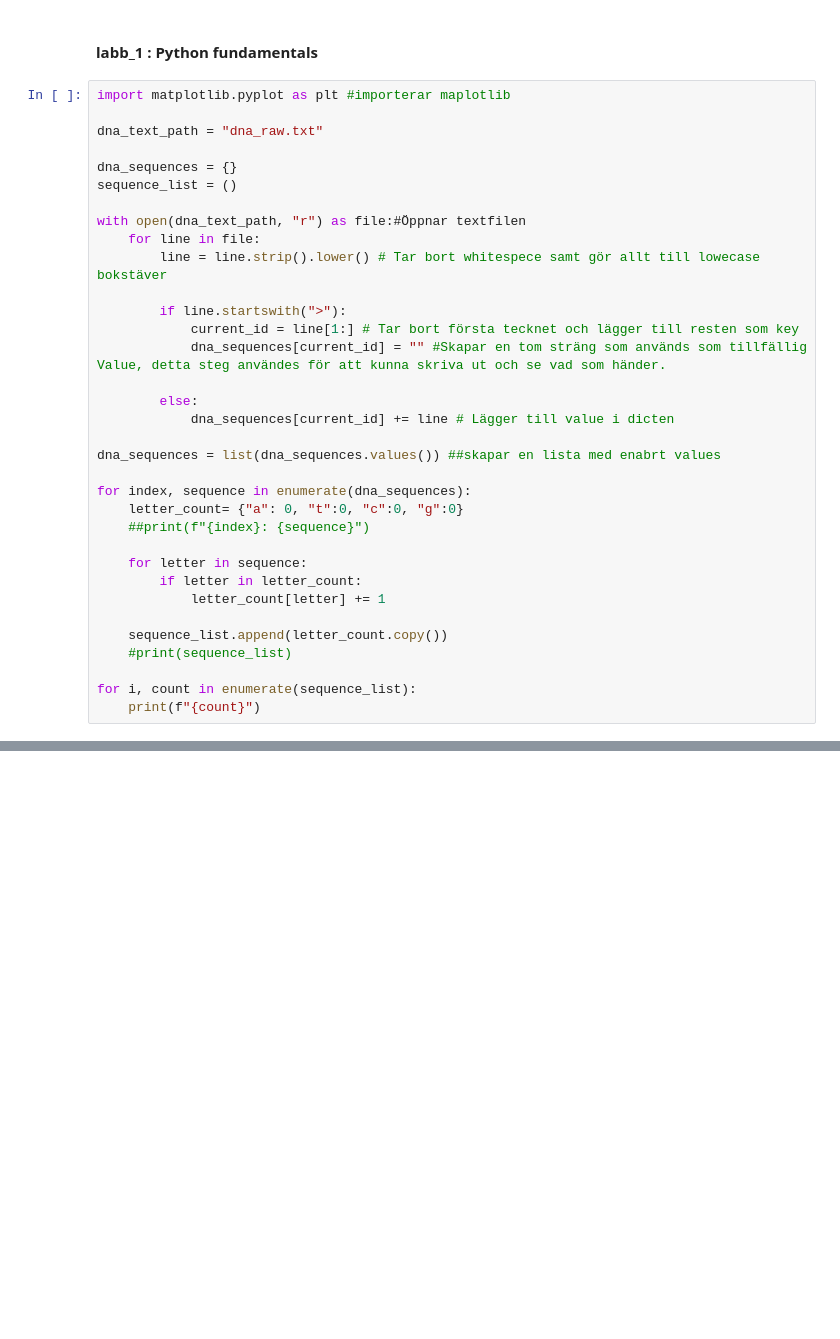
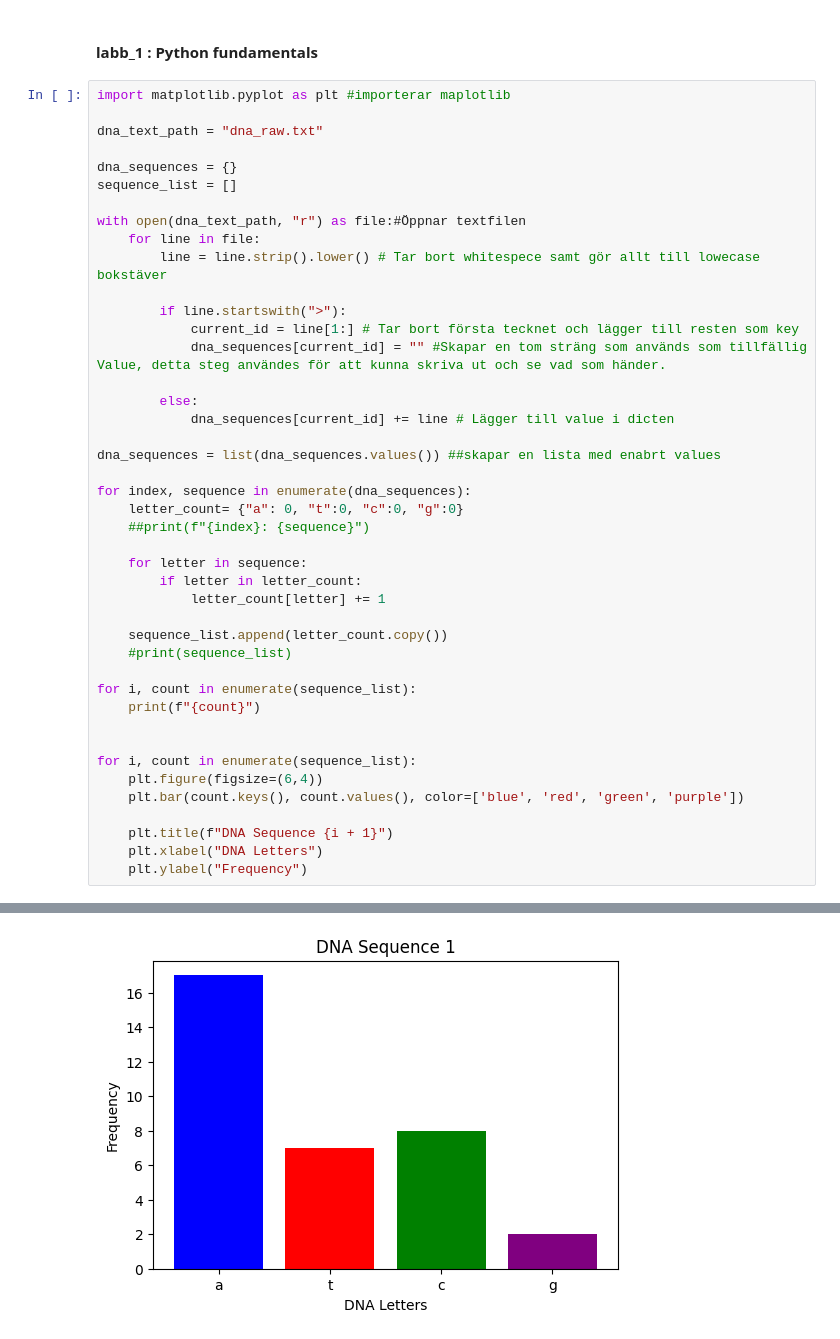
Before and after one commit to Vence85/labb_1, a Jupyter notebook: main.ipynb, the cells around one changed output, grey strips where cells are left out. Drawn from its saved outputs; the diff is of its cells as text; blank space fills up the shorter version.

Commit message:
Added code for the graphs

```diff
--- a/main.ipynb
+++ b/main.ipynb
@@ -6,7 +6,7 @@ import matplotlib.pyplot as plt #importerar maplotlib
 dna_text_path = "dna_raw.txt"
 
 dna_sequences = {}
-sequence_list = ()
+sequence_list = []
 
 with open(dna_text_path, "r") as file:#Öppnar textfilen
     for line in file:
@@ -34,4 +34,13 @@ for index, sequence in enumerate(dna_sequences):
 
 for i, count in enumerate(sequence_list):
     print(f"{count}")
+
+
+for i, count in enumerate(sequence_list):
+    plt.figure(figsize=(6,4))
+    plt.bar(count.keys(), count.values(), color=['blue', 'red', 'green', 'purple'])
+
+    plt.title(f"DNA Sequence {i + 1}")
+    plt.xlabel("DNA Letters")
+    plt.ylabel("Frequency")
 # %% [output]
@@ -38,0 +51 @@ AttributeError: 'tuple' object has no attribute 'append'
+[figure, added]
```
Also changed, not shown: parts of 1 cell of this notebook.
